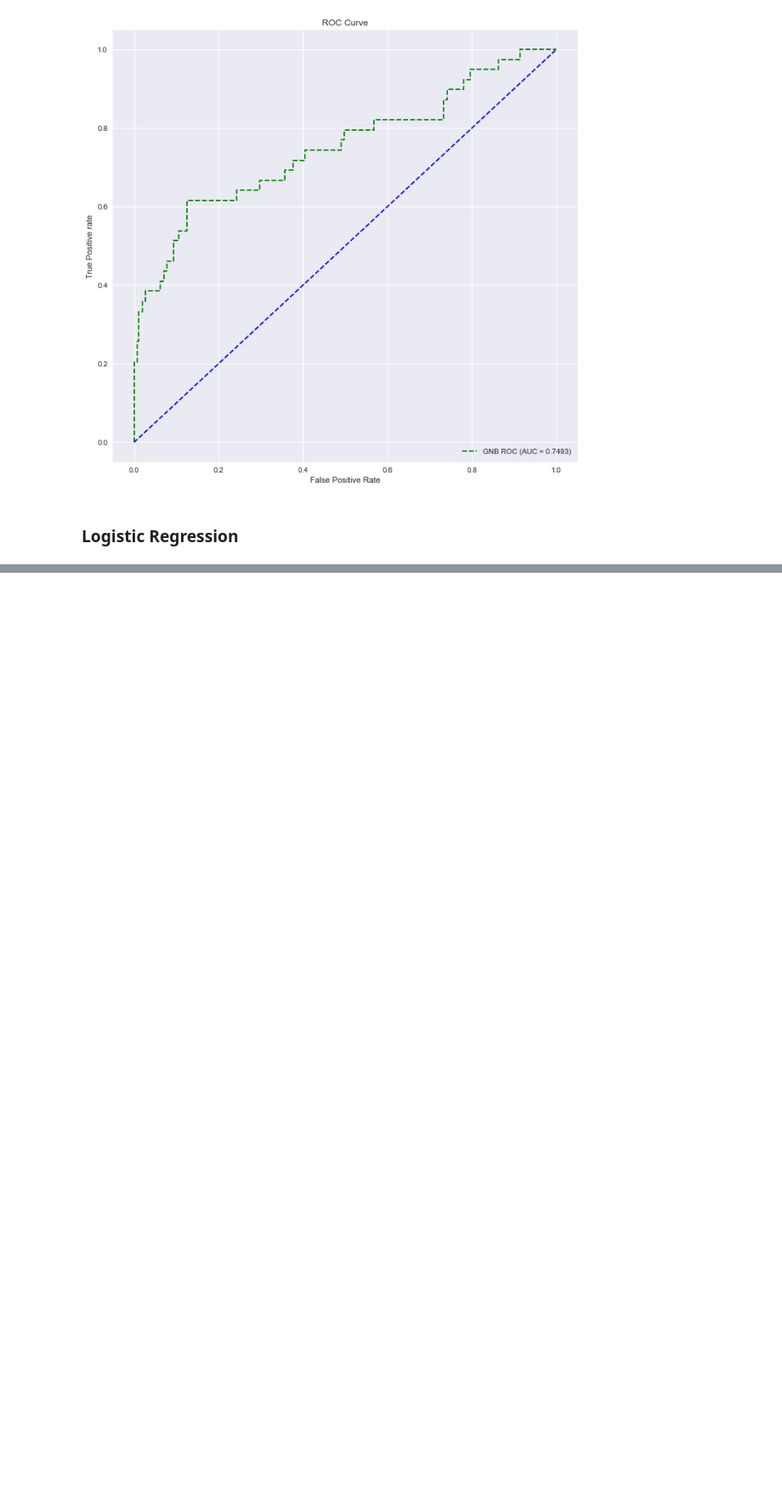
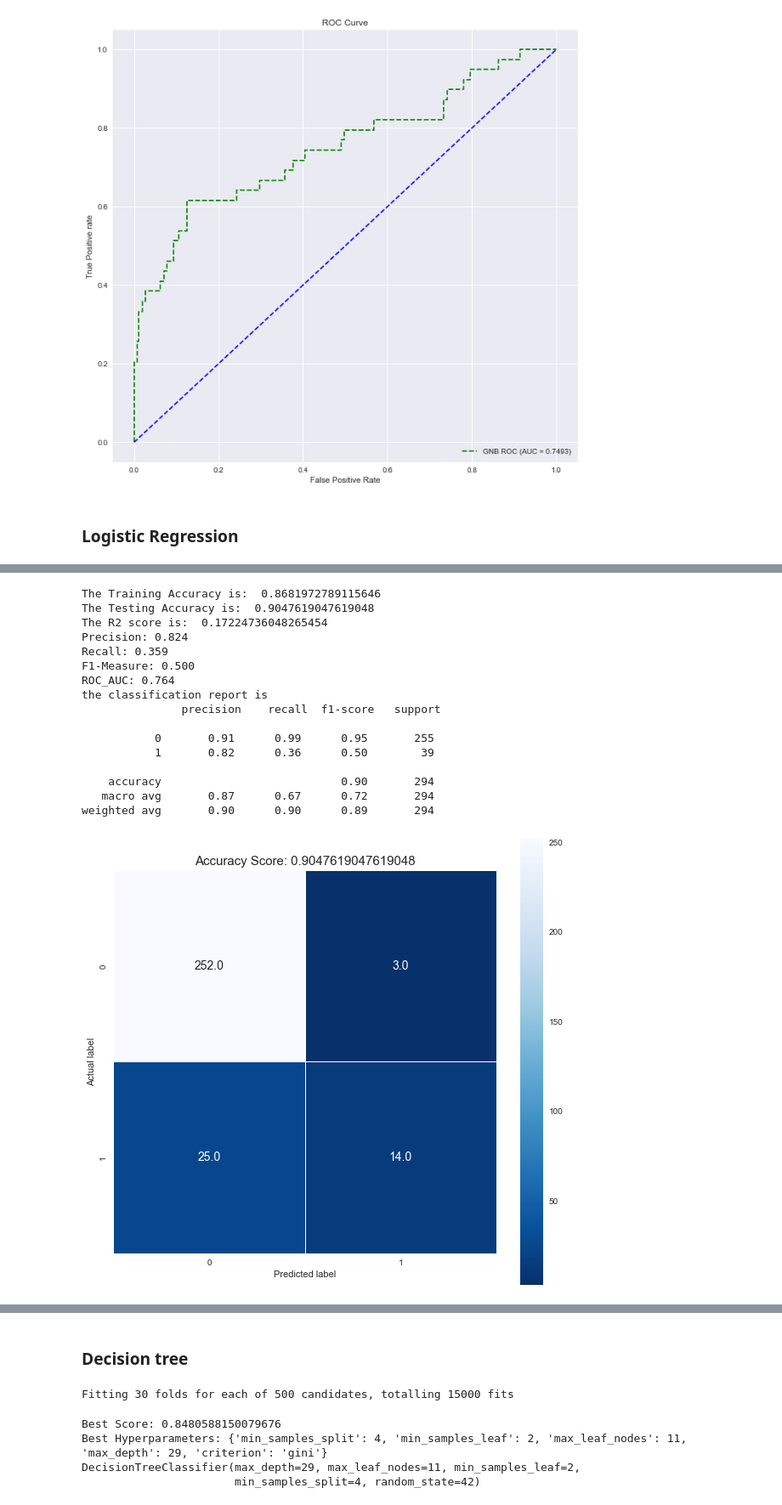
Before and after one commit to Shehab37/Regressors-and-Classifiers-comparison, a Jupyter notebook: comparison_on_IBM_data.ipynb, the cells around one changed output, grey strips where cells are left out. Shown at 85% size. Cells and saved outputs as stored; diff of their text form; code cells hidden in the pictures; blank space fills up the shorter version.

Commit message:
add log reg and decision tree

```diff
--- a/comparison_on_IBM_data.ipynb
+++ b/comparison_on_IBM_data.ipynb
@@ -307,0 +407,22 @@ weighted avg       0.86      0.84      0.85       294
+# %%
+print_metrics(model_log_reg, x_train, x_test, y_train, y_test)
+plot_confusion_matrix(model_log_reg, x_test, y_test)
+plot_roc(model_log_reg, 'Logistic Regression', x_test, y_test)
+# %% [output]
+The Training Accuracy is:  0.8681972789115646
+The Testing Accuracy is:  0.9047619047619048
+The R2 score is:  0.17224736048265454
+Precision: 0.824
+Recall: 0.359
+F1-Measure: 0.500
+ROC_AUC: 0.764
+the classification report is
+               precision    recall  f1-score   support
+
+           0       0.91      0.99      0.95       255
+           1       0.82      0.36      0.50        39
+
+    accuracy                           0.90       294
+   macro avg       0.87      0.67      0.72       294
+weighted avg       0.90      0.90      0.89       294
+[figure, added]
@@ -307,0 +430,2 @@ weighted avg       0.86      0.84      0.85       294
+# %% [markdown]
+### Decision tree
@@ -307,0 +440,17 @@ weighted avg       0.86      0.84      0.85       294
+# %%
+des_tree = tree.DecisionTreeClassifier(splitter='best',random_state=42)
+cv = RepeatedStratifiedKFold(n_splits=10, n_repeats=3, random_state=42)
+random_search = RandomizedSearchCV(des_tree, space, n_iter=500, scoring='accuracy', n_jobs=-1, cv=cv, random_state=42,error_score='raise' , verbose  = 1)
+search_result = random_search.fit(x_train, y_train)
+model_tree = search_result.best_estimator_
+# %% [output]
+Fitting 30 folds for each of 500 candidates, totalling 15000 fits
+# %%
+print('Best Score: %s' % search_result.best_score_)
+print('Best Hyperparameters: %s' % search_result.best_params_)
+print(model_tree)
+# %% [output]
+Best Score: 0.8480588150079676
+Best Hyperparameters: {'min_samples_split': 4, 'min_samples_leaf': 2, 'max_leaf_nodes': 11, 'max_depth': 29, 'criterion': 'gini'}
+DecisionTreeClassifier(max_depth=29, max_leaf_nodes=11, min_samples_leaf=2,
+                       min_samples_split=4, random_state=42)
```
Also changed, not shown: parts of 9 cells of this notebook, 1 other file.
